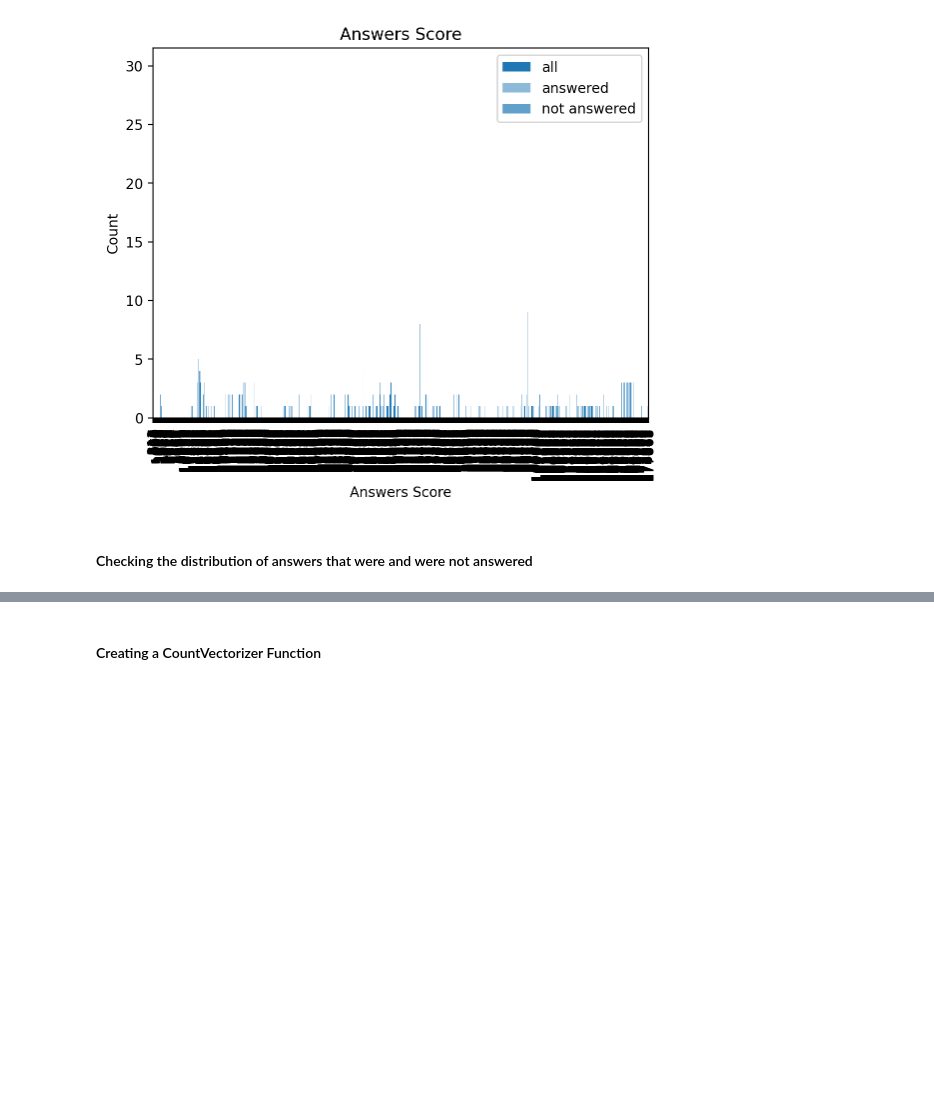
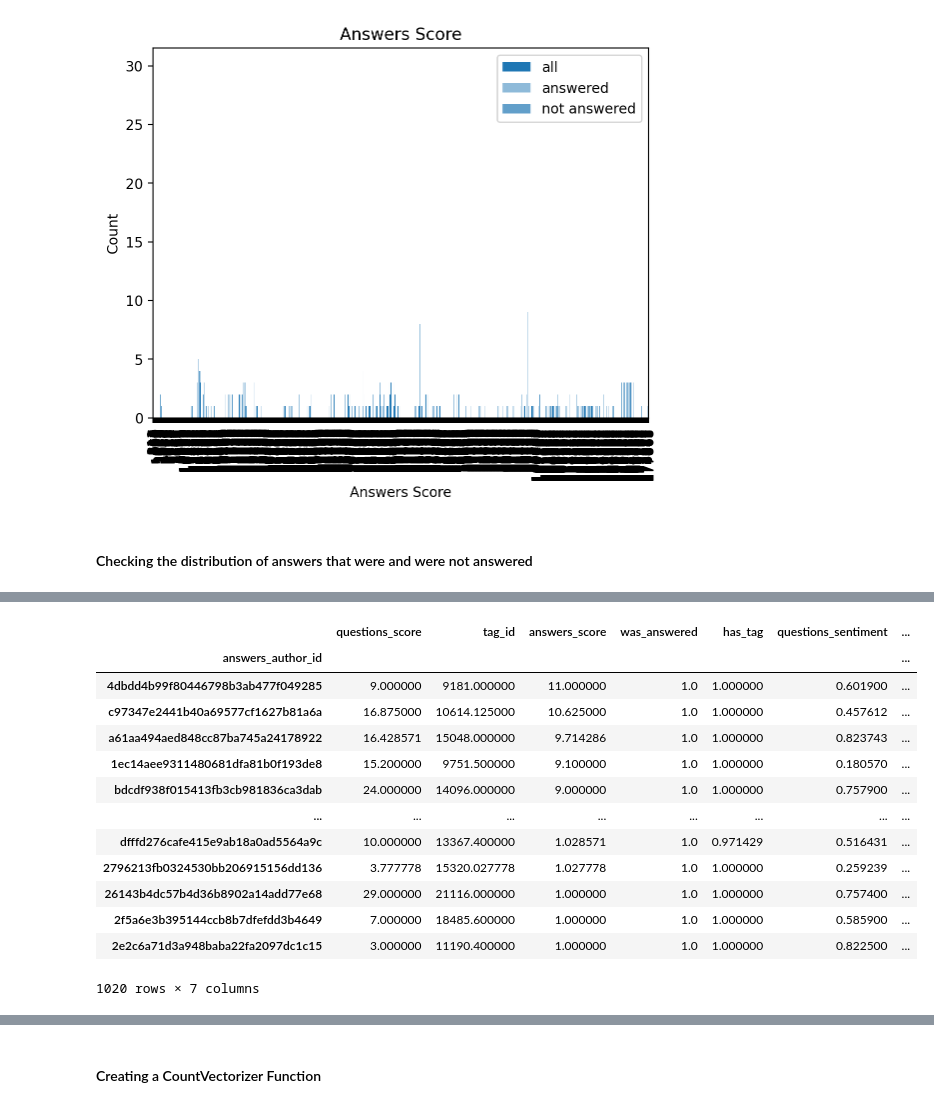
Before and after one commit to reneemarama/career_village, a Jupyter notebook: 3a_NLP_EDA.ipynb, the cells around one changed output, grey strips where cells are left out. Cells and saved outputs as stored; diff of their text form; code cells hidden in the pictures; blank space fills up the shorter version.

```diff
--- a/3a_NLP_EDA.ipynb
+++ b/3a_NLP_EDA.ipynb
@@ -233,3 +240,18 @@ data['answers_author_id'].nunique()
 # %%
-data.groupby('answers_author_id').mean().sort_values('answers_score', ascending=False).head(1020)
+data.groupby('answers_author_id').mean(numeric_only = True).sort_values('answers_score', ascending=False).head(1020)
+# %% [output]
+|  | questions_score | tag_id | answers_score | was_answered | has_tag | questions_sentiment | ... |
+| answers_author_id |  |  |  |  |  |  | ... |
+| 4dbdd4b99f80446798b3ab477f049285 | 9.000000 | 9181.000000 | 11.000000 | 1.0 | 1.000000 | 0.601900 | ... |
+| c97347e2441b40a69577cf1627b81a6a | 16.875000 | 10614.125000 | 10.625000 | 1.0 | 1.000000 | 0.457612 | ... |
+| a61aa494aed848cc87ba745a24178922 | 16.428571 | 15048.000000 | 9.714286 | 1.0 | 1.000000 | 0.823743 | ... |
+| 1ec14aee9311480681dfa81b0f193de8 | 15.200000 | 9751.500000 | 9.100000 | 1.0 | 1.000000 | 0.180570 | ... |
+| bdcdf938f015413fb3cb981836ca3dab | 24.000000 | 14096.000000 | 9.000000 | 1.0 | 1.000000 | 0.757900 | ... |
+| ... | ... | ... | ... | ... | ... | ... | ... |
+| dfffd276cafe415e9ab18a0ad5564a9c | 10.000000 | 13367.400000 | 1.028571 | 1.0 | 0.971429 | 0.516431 | ... |
+| 2796213fb0324530bb206915156dd136 | 3.777778 | 15320.027778 | 1.027778 | 1.0 | 1.000000 | 0.259239 | ... |
+| 26143b4dc57b4d36b8902a14add77e68 | 29.000000 | 21116.000000 | 1.000000 | 1.0 | 1.000000 | 0.757400 | ... |
+| 2f5a6e3b395144ccb8b7dfefdd3b4649 | 7.000000 | 18485.600000 | 1.000000 | 1.0 | 1.000000 | 0.585900 | ... |
+| 2e2c6a71d3a948baba22fa2097dc1c15 | 3.000000 | 11190.400000 | 1.000000 | 1.0 | 1.000000 | 0.822500 | ... |
+1020 rows × 7 columns
 # %% [markdown]
```
Also changed, not shown: parts of 19 cells of this notebook, 2 other files.
